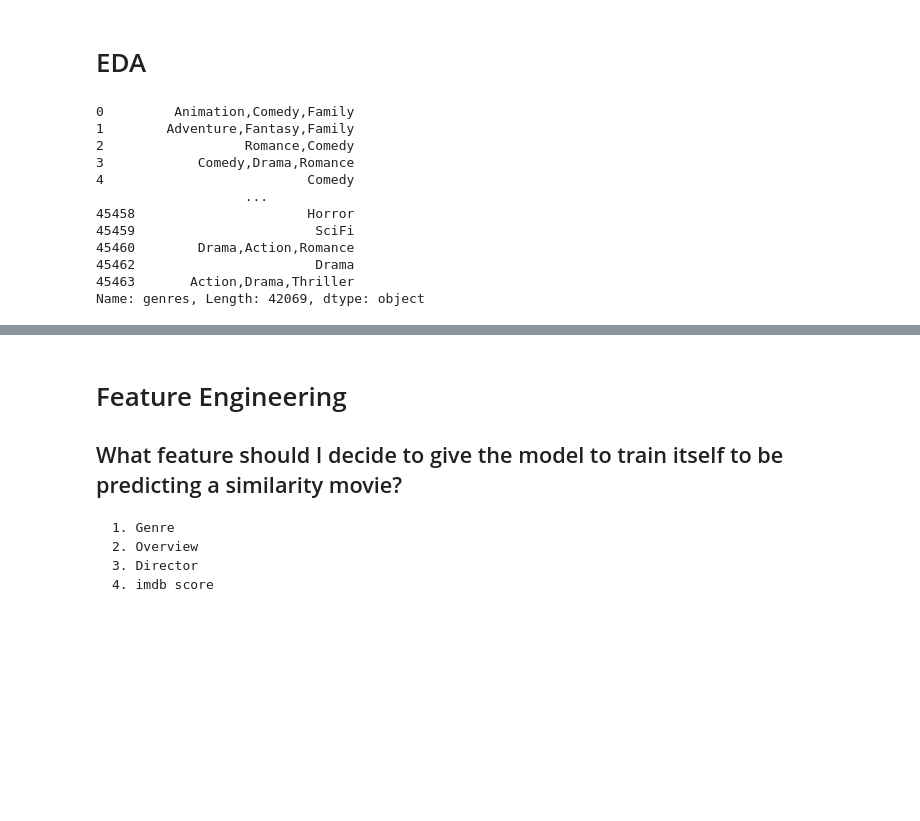
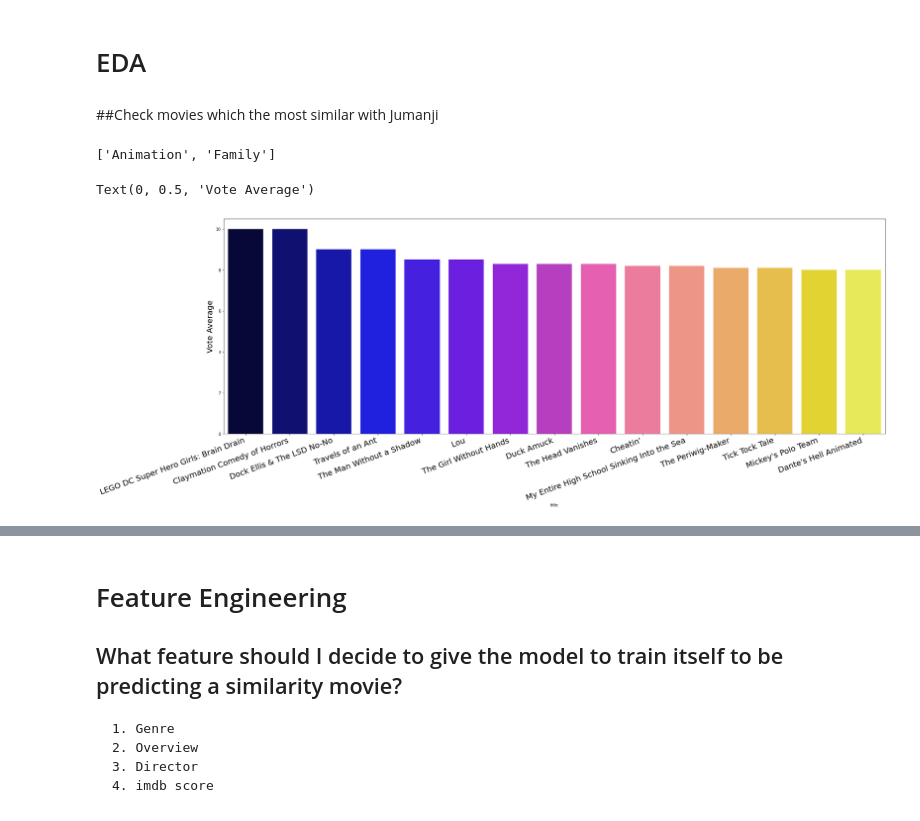
Before and after one commit to salenewOrld/netflix-movies-suggestion, a Jupyter notebook: Final/Untitled3.ipynb, the cells around one changed output, grey strips where cells are left out. Cells and saved outputs as stored; diff of their text form; code cells hidden in the pictures; blank space fills up the shorter version.

```diff
--- a/Final/Untitled3.ipynb
+++ b/Final/Untitled3.ipynb
@@ -400,21 +400,34 @@ df
 | 45462 | False | 0 | Drama | 111109 | tt2028550 | tl | Siglo ng Pagluluwal | An artist struggles to finish his... | 0.178241 | ... |
 | 45463 | False | 0 | Action,Drama,Thriller | 67758 | tt0303758 | en | Betrayal | When one of her hits goes wrong, ... | 0.903007 | ... |
 42069 rows × 21 columns
+# %%
+df['title'] = df['title'].drop_duplicates()
 # %% [markdown]
 # EDA
-# %%
-###Visualization
-df['genres']
-# %% [output]
-0         Animation,Comedy,Family
-1        Adventure,Fantasy,Family
-2                  Romance,Comedy
-3            Comedy,Drama,Romance
-4                          Comedy
-                   ...
-45458                      Horror
-45459                       SciFi
-45460        Drama,Action,Romance
-45462                       Drama
-45463       Action,Drama,Thriller
-Name: genres, Length: 42069, dtype: object
+# %%
+###Visualization
+import matplotlib.pyplot as plt
+
+def similarMovies(movieName):
+    movie_sim = df.loc[df['title'] == movieName]
+    tmp = movie_sim['genres'].values
+    a = tmp[0].split(',')
+
+    return a
+# %% [markdown]
+##Check movies which the most similar with Jumanji
+# %%
+getSim = similarMovies('Robin Hood')
+getSim
+# %% [output]
+['Animation', 'Family']
+# %%
+similarMovie = df.loc[(df['genres'] == getSim[0]) | (df['genres'] == getSim[1])]
+similarMovie = similarMovie.sort_values('vote_average', ascending=False)
+plt.figure(figsize=(30, 10))
+ax = sns.barplot(data=similarMovie.head(15), x='title', y='vote_average', palette="gnuplot2")
+ax.set_xticklabels(ax.get_xticklabels(), fontsize=20, rotation=20, ha="right")
+ax.set_ylabel('Vote Average', fontsize=20)
+# %% [output]
+Text(0, 0.5, 'Vote Average')
+[figure, added]
```
Also changed, not shown: parts of 5 cells of this notebook.
